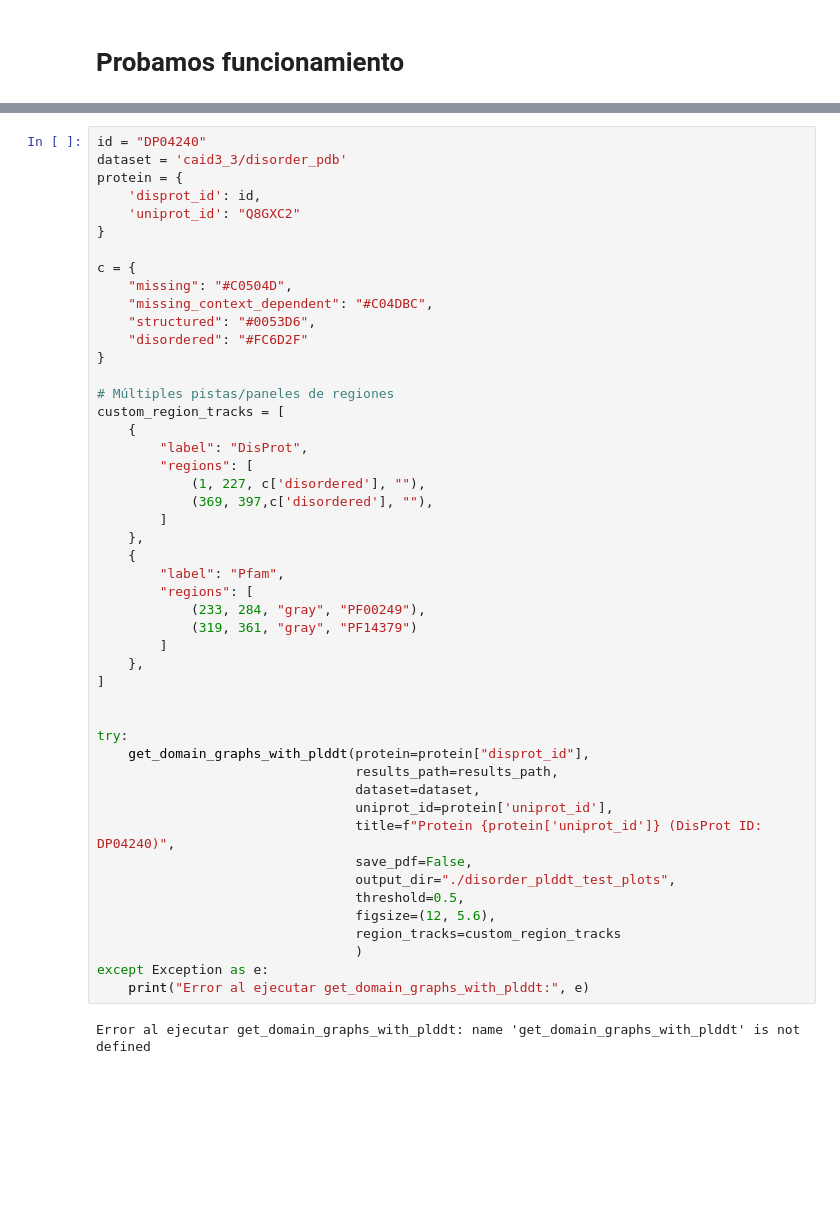
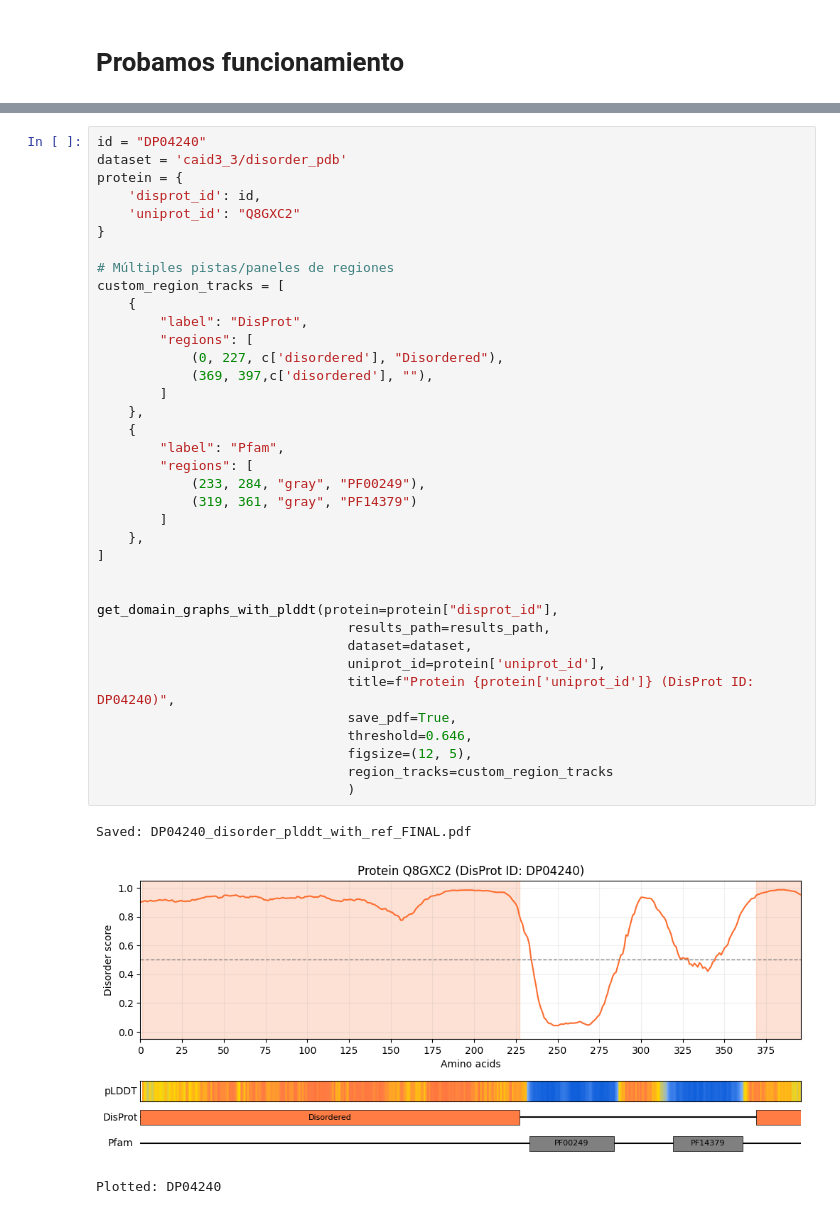
Before and after one commit to sofiaaduarte/emb2dis, a Jupyter notebook: notebooks/plot_disorder-AF.ipynb, the cells around one changed output, grey strips where cells are left out. Drawn from its saved outputs; the diff is of its cells as text; blank space fills up the shorter version.

```diff
--- a/notebooks/plot_disorder-AF.ipynb
+++ b/notebooks/plot_disorder-AF.ipynb
@@ -489,50 +736,41 @@ Error al ejecutar get_domain_graphs_with_plddt: name 'get_domain_graphs_with_pld
 # %%
 id = "DP04240"
 dataset = 'caid3_3/disorder_pdb'
 protein = {
     'disprot_id': id,
     'uniprot_id': "Q8GXC2"
 }
 
-c = {
-    "missing": "#C0504D",
-    "missing_context_dependent": "#C04DBC",
-    "structured": "#0053D6",
-    "disordered": "#FC6D2F"
-}
-
 # Múltiples pistas/paneles de regiones
 custom_region_tracks = [
     {
         "label": "DisProt",
         "regions": [
-            (1, 227, c['disordered'], ""),
+            (0, 227, c['disordered'], "Disordered"),
             (369, 397,c['disordered'], ""),
         ]
     },
     {
         "label": "Pfam",
         "regions": [
             (233, 284, "gray", "PF00249"),
             (319, 361, "gray", "PF14379")
         ]
     },
 ]
 
 
-try:
-    get_domain_graphs_with_plddt(protein=protein["disprot_id"],
-                                 results_path=results_path,
-                                 dataset=dataset,
-                                 uniprot_id=protein['uniprot_id'],
-                                 title=f"Protein {protein['uniprot_id']} (DisProt ID: DP04240)",
-                                 save_pdf=False,
-                                 output_dir="./disorder_plddt_test_plots",
-                                 threshold=0.5,
-                                 figsize=(12, 5.6),
-                                 region_tracks=custom_region_tracks
-                                 )
-except Exception as e:
-    print("Error al ejecutar get_domain_graphs_with_plddt:", e)
+get_domain_graphs_with_plddt(protein=protein["disprot_id"],
+                                results_path=results_path,
+                                dataset=dataset,
+                                uniprot_id=protein['uniprot_id'],
+                                title=f"Protein {protein['uniprot_id']} (DisProt ID: DP04240)",
+                                save_pdf=True,
+                                threshold=0.646,
+                                figsize=(12, 5),
+                                region_tracks=custom_region_tracks
+                                )
 # %% [output]
-Error al ejecutar get_domain_graphs_with_plddt: name 'get_domain_graphs_with_plddt' is not defined
+Saved: DP04240_disorder_plddt_with_ref_FINAL.pdf
+[figure, added]
+Plotted: DP04240
```
Also changed, not shown: parts of 8 cells of this notebook, 4 other files.
